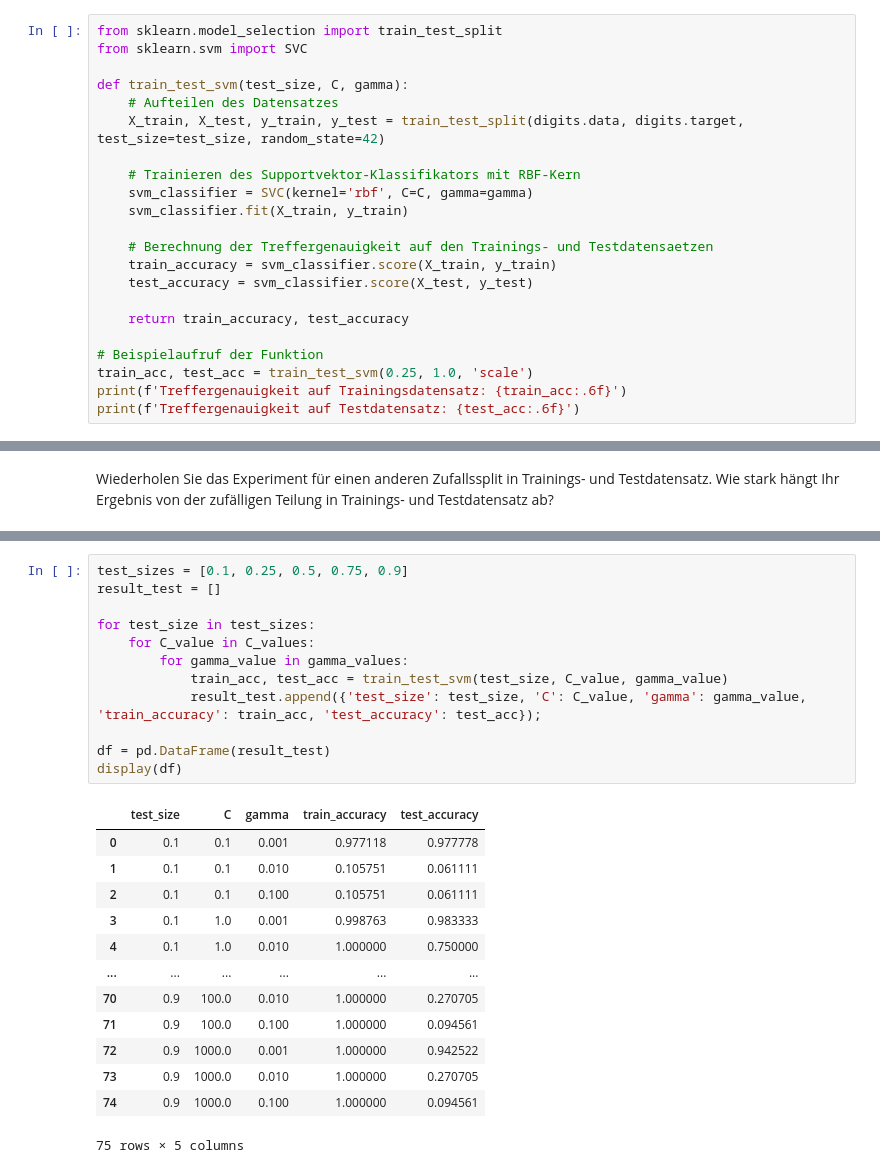
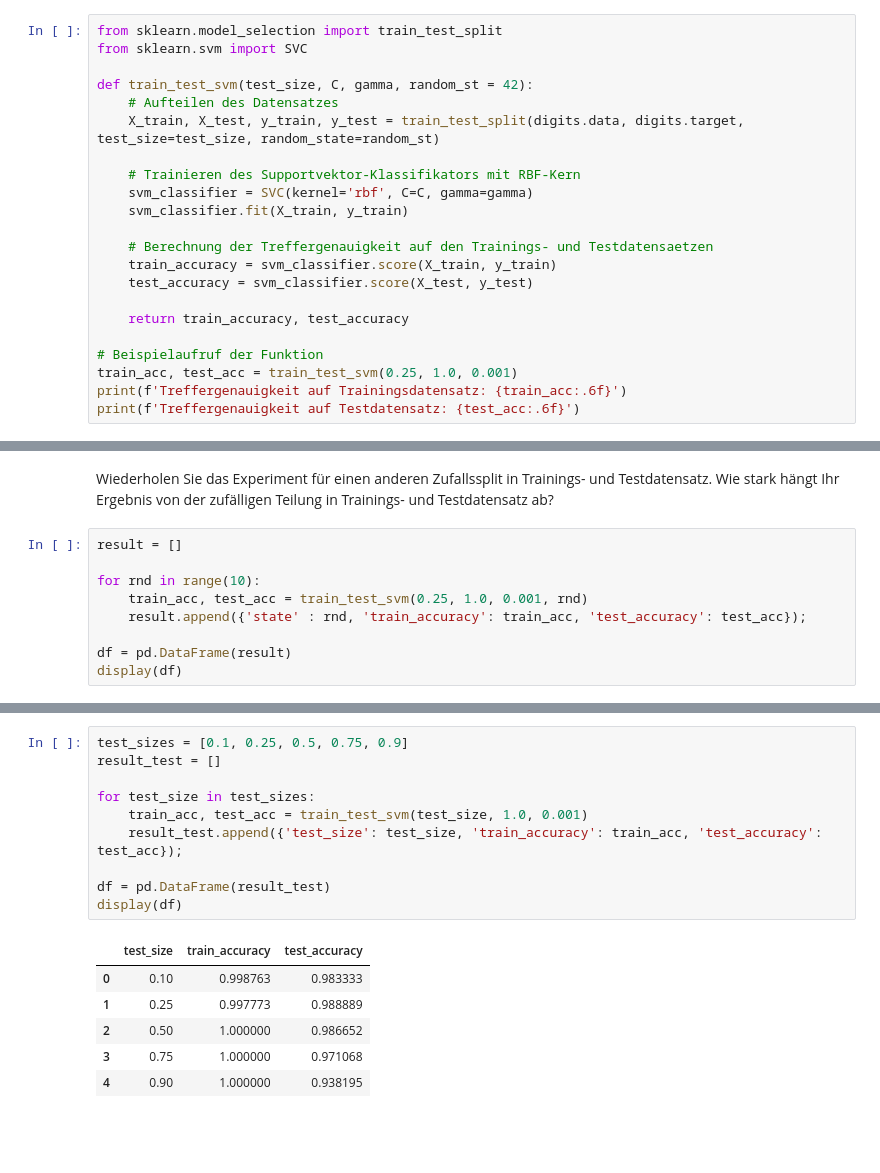
Before and after one commit to KrasserKai/Maschinelles-Lernen-Deep-Learning, a Jupyter notebook: Aufgabe3/Aufgabe3_1.ipynb, the cells around one changed output, grey strips where cells are left out. Cells and saved outputs as stored; diff of their text form; blank space fills up the shorter version.

```diff
--- a/Aufgabe3/Aufgabe3_1.ipynb
+++ b/Aufgabe3/Aufgabe3_1.ipynb
@@ -45,9 +45,9 @@ b) Teilen Sie den Datensatz zufällig in einen nichtüberlappenden Trainings- un
 from sklearn.model_selection import train_test_split
 from sklearn.svm import SVC
 
-def train_test_svm(test_size, C, gamma):
+def train_test_svm(test_size, C, gamma, random_st = 42):
     # Aufteilen des Datensatzes
-    X_train, X_test, y_train, y_test = train_test_split(digits.data, digits.target, test_size=test_size, random_state=42)
+    X_train, X_test, y_train, y_test = train_test_split(digits.data, digits.target, test_size=test_size, random_state=random_st)
 
     # Trainieren des Supportvektor-Klassifikators mit RBF-Kern
     svm_classifier = SVC(kernel='rbf', C=C, gamma=gamma)
@@ -60,7 +60,7 @@ def train_test_svm(test_size, C, gamma):
     return train_accuracy, test_accuracy
 
 # Beispielaufruf der Funktion
-train_acc, test_acc = train_test_svm(0.25, 1.0, 'scale')
+train_acc, test_acc = train_test_svm(0.25, 1.0, 0.001)
 print(f'Treffergenauigkeit auf Trainingsdatensatz: {train_acc:.6f}')
 print(f'Treffergenauigkeit auf Testdatensatz: {test_acc:.6f}')
 # %% [output]
@@ -99,3 +99,12 @@ display(df)
 | 14 | 1000.0 | 0.100 | 1.000000 | 0.082222 |
 # %% [markdown]
 Wiederholen Sie das Experiment für einen anderen Zufallssplit in Trainings- und Testdatensatz. Wie stark hängt Ihr Ergebnis von der zufälligen Teilung in Trainings- und Testdatensatz ab?
+# %%
+result = []
+
+for rnd in range(10):
+    train_acc, test_acc = train_test_svm(0.25, 1.0, 0.001, rnd)
+    result.append({'state' : rnd, 'train_accuracy': train_acc, 'test_accuracy': test_acc});
+
+df = pd.DataFrame(result)
+display(df)
@@ -102,29 +123,20 @@ Wiederholen Sie das Experiment für einen anderen Zufallssplit in Trainings- und
 # %%
 test_sizes = [0.1, 0.25, 0.5, 0.75, 0.9]
 result_test = []
 
 for test_size in test_sizes:
-    for C_value in C_values:
-        for gamma_value in gamma_values:
-            train_acc, test_acc = train_test_svm(test_size, C_value, gamma_value)
-            result_test.append({'test_size': test_size, 'C': C_value, 'gamma': gamma_value, 'train_accuracy': train_acc, 'test_accuracy': test_acc});
+    train_acc, test_acc = train_test_svm(test_size, 1.0, 0.001)
+    result_test.append({'test_size': test_size, 'train_accuracy': train_acc, 'test_accuracy': test_acc});
 
 df = pd.DataFrame(result_test)
 display(df)
 # %% [output]
-|  | test_size | C | gamma | train_accuracy | test_accuracy |
-| 0 | 0.1 | 0.1 | 0.001 | 0.977118 | 0.977778 |
-| 1 | 0.1 | 0.1 | 0.010 | 0.105751 | 0.061111 |
-| 2 | 0.1 | 0.1 | 0.100 | 0.105751 | 0.061111 |
-| 3 | 0.1 | 1.0 | 0.001 | 0.998763 | 0.983333 |
-| 4 | 0.1 | 1.0 | 0.010 | 1.000000 | 0.750000 |
-| ... | ... | ... | ... | ... | ... |
-| 70 | 0.9 | 100.0 | 0.010 | 1.000000 | 0.270705 |
-| 71 | 0.9 | 100.0 | 0.100 | 1.000000 | 0.094561 |
-| 72 | 0.9 | 1000.0 | 0.001 | 1.000000 | 0.942522 |
-| 73 | 0.9 | 1000.0 | 0.010 | 1.000000 | 0.270705 |
-| 74 | 0.9 | 1000.0 | 0.100 | 1.000000 | 0.094561 |
+|  | test_size | train_accuracy | test_accuracy |
+| 0 | 0.10 | 0.998763 | 0.983333 |
+| 1 | 0.25 | 0.997773 | 0.988889 |
+| 2 | 0.50 | 1.000000 | 0.986652 |
+| 3 | 0.75 | 1.000000 | 0.971068 |
+| 4 | 0.90 | 1.000000 | 0.938195 |
-75 rows × 5 columns
 # %%
 %version_information
 # %% [output]
```
Also changed, not shown: parts of 3 cells of this notebook, 2 other files.
